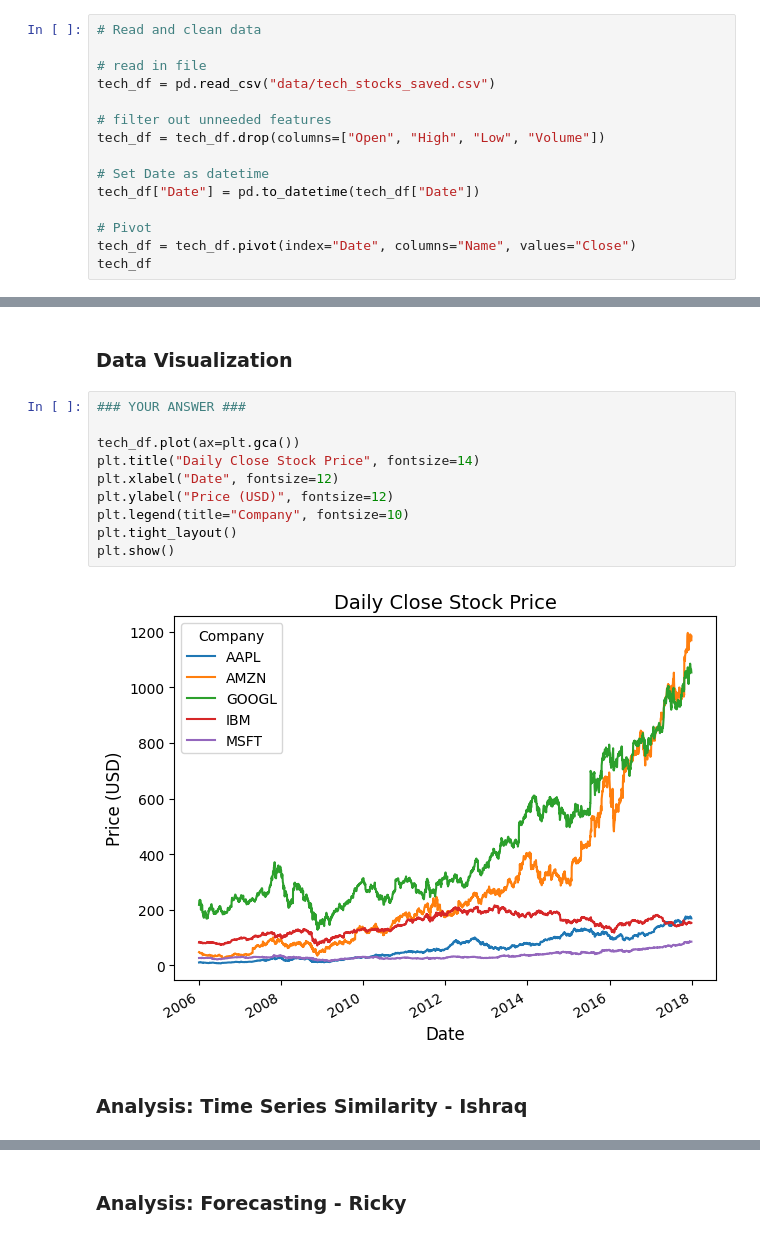
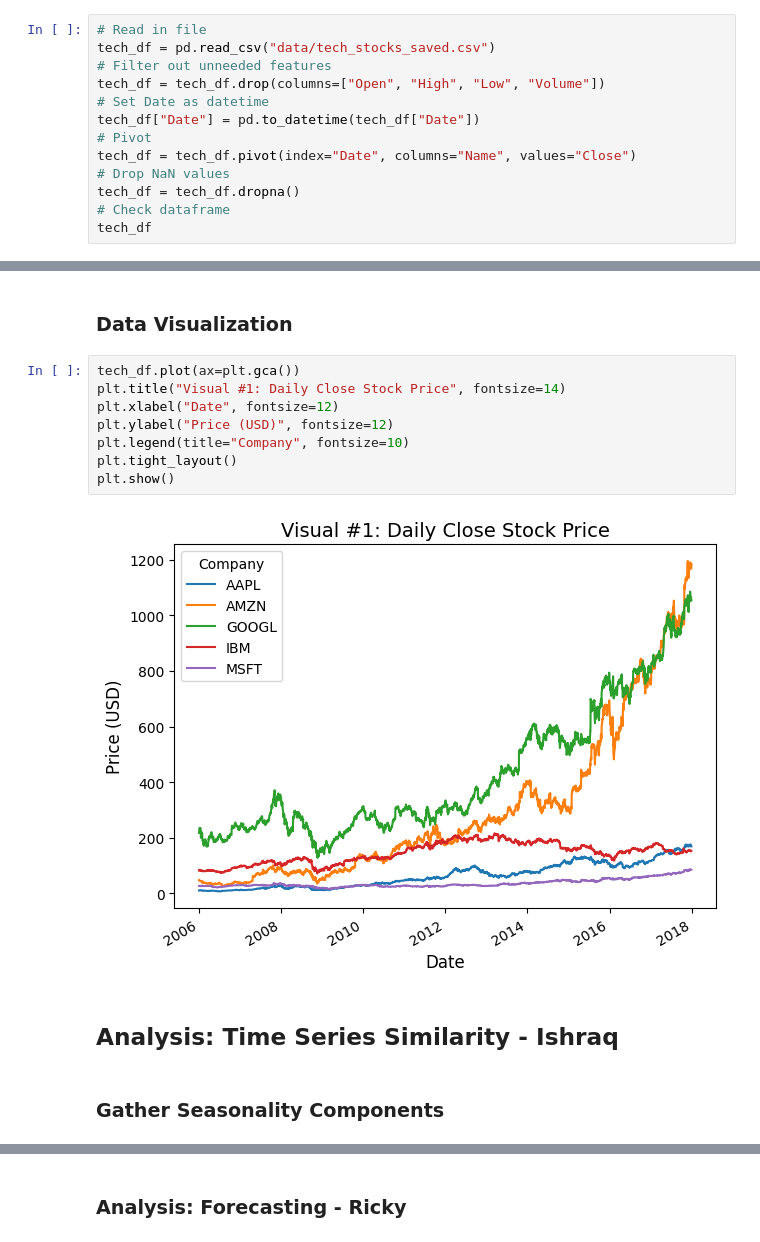
Before and after one commit to 1shman/DJIA_time_series_analysis, a Jupyter notebook: analysis.ipynb, the cells around one changed output, grey strips where cells are left out. Cells and saved outputs as stored; diff of their text form.

```diff
--- a/analysis.ipynb
+++ b/analysis.ipynb
@@ -25,19 +26,17 @@ tech_stocks.to_csv(output_file, index=False)
 # %% [markdown]
 ### Load and Transform Data ###
 # %%
-# Read and clean data
-
-# read in file
+# Read in file
 tech_df = pd.read_csv("data/tech_stocks_saved.csv")
-
-# filter out unneeded features
+# Filter out unneeded features
 tech_df = tech_df.drop(columns=["Open", "High", "Low", "Volume"])
-
 # Set Date as datetime
 tech_df["Date"] = pd.to_datetime(tech_df["Date"])
-
 # Pivot
 tech_df = tech_df.pivot(index="Date", columns="Name", values="Close")
+# Drop NaN values
+tech_df = tech_df.dropna()
+# Check dataframe
 tech_df
 # %% [output]
 | Name | AAPL | AMZN | GOOGL | IBM | MSFT |
@@ -57,16 +56,16 @@ tech_df
 # %% [markdown]
 ### Data Visualization ###
 # %%
-### YOUR ANSWER ###
-
 tech_df.plot(ax=plt.gca())
-plt.title("Daily Close Stock Price", fontsize=14)
+plt.title("Visual #1: Daily Close Stock Price", fontsize=14)
 plt.xlabel("Date", fontsize=12)
 plt.ylabel("Price (USD)", fontsize=12)
 plt.legend(title="Company", fontsize=10)
 plt.tight_layout()
 plt.show()
 # %% [output]
-[figure, old version]
+[figure, new version]
 # %% [markdown]
-### Analysis: Time Series Similarity - Ishraq ###
+## Analysis: Time Series Similarity - Ishraq ##
+# %% [markdown]
+### Gather Seasonality Components ###
```
Also changed, not shown: parts of 4 cells of this notebook.
